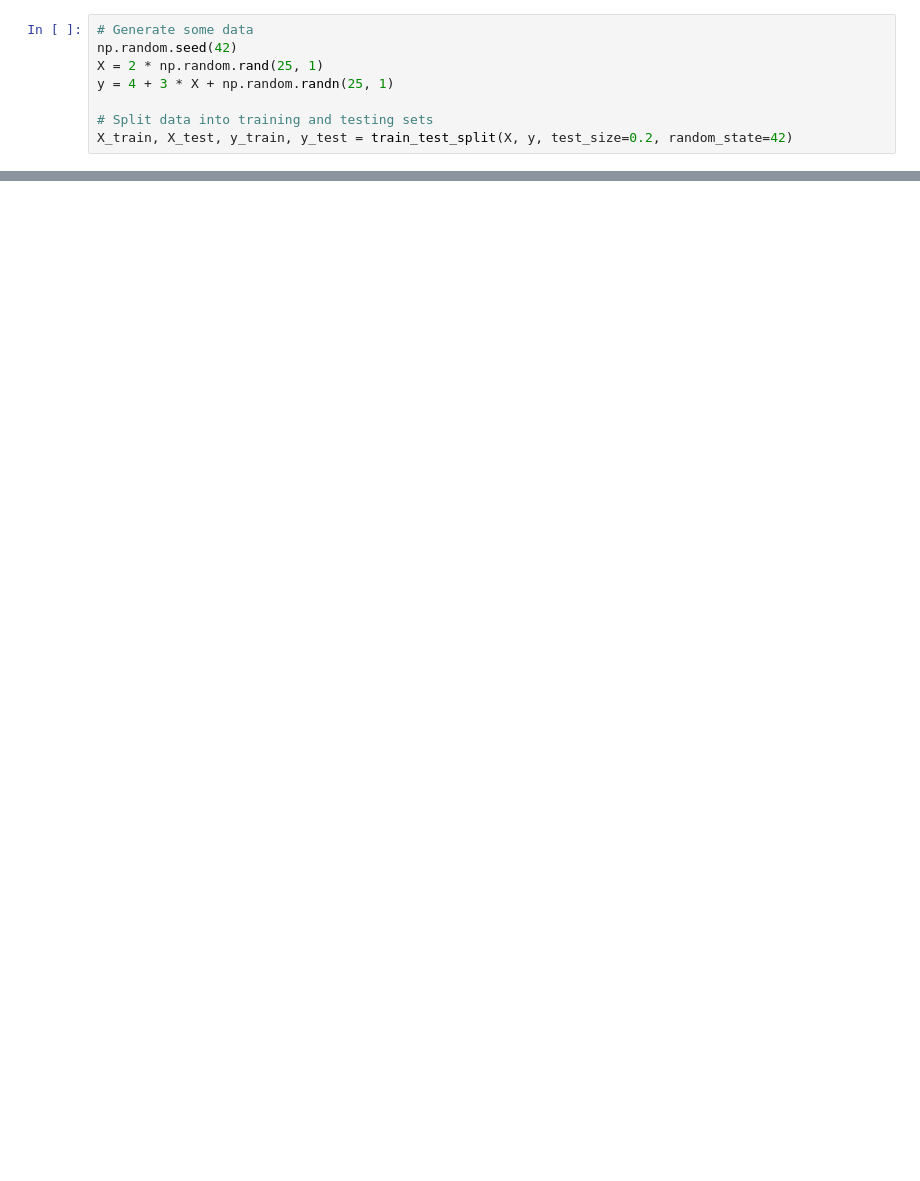
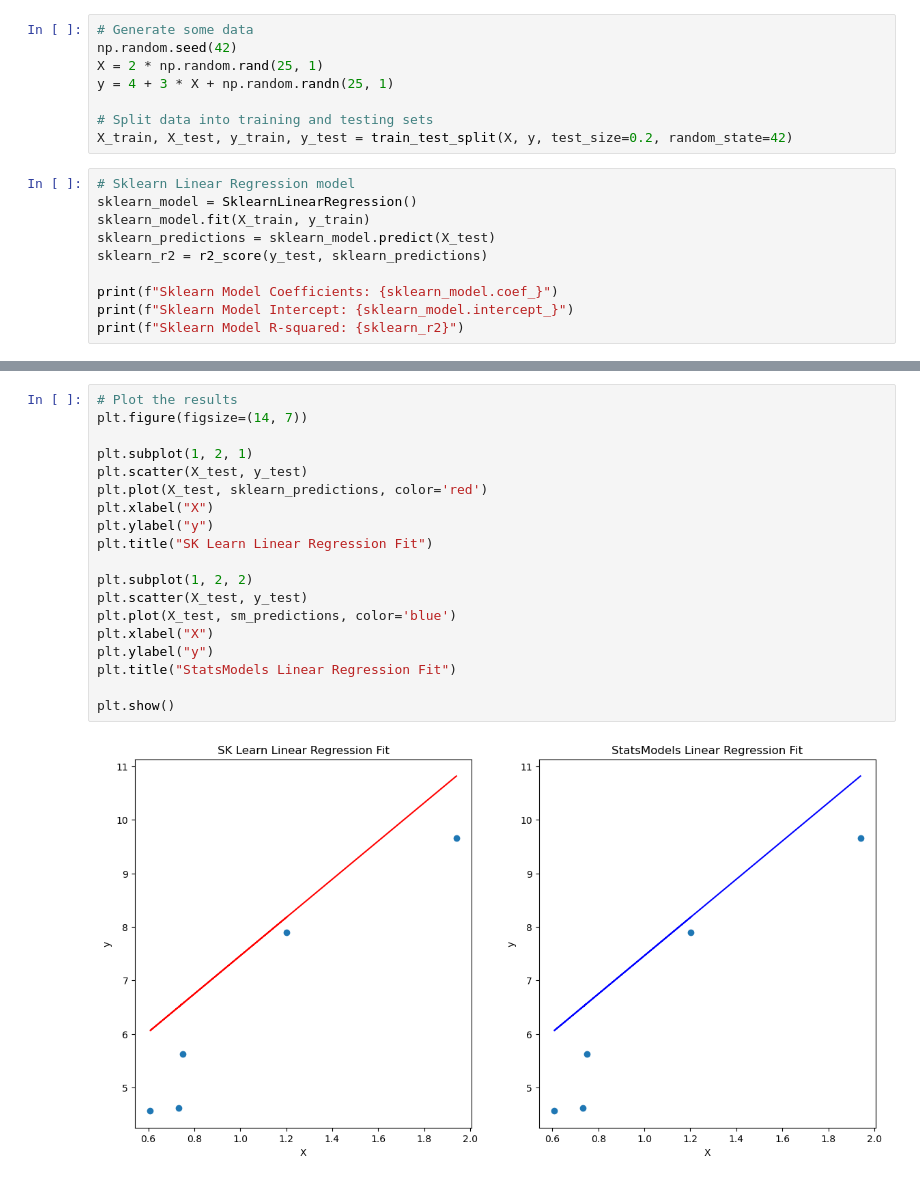
Before and after one commit to vidyadharbendre/learn_advanced_python_using_examples, a Jupyter notebook: notebooks/OOPs/no_functions_linear_regression_hours_marks.ipynb, the cells around one changed output, grey strips where cells are left out. Saved outputs shown, nothing was run; the diff lists cells and outputs as text; blank space fills up the shorter version.

Commit message:
updated with sklearn

```diff
--- a/notebooks/OOPs/no_functions_linear_regression_hours_marks.ipynb
+++ b/notebooks/OOPs/no_functions_linear_regression_hours_marks.ipynb
@@ -14,3 +15,13 @@ y = 4 + 3 * X + np.random.randn(25, 1)
 
 # Split data into training and testing sets
 X_train, X_test, y_train, y_test = train_test_split(X, y, test_size=0.2, random_state=42)
+# %%
+# Sklearn Linear Regression model
+sklearn_model = SklearnLinearRegression()
+sklearn_model.fit(X_train, y_train)
+sklearn_predictions = sklearn_model.predict(X_test)
+sklearn_r2 = r2_score(y_test, sklearn_predictions)
+
+print(f"Sklearn Model Coefficients: {sklearn_model.coef_}")
+print(f"Sklearn Model Intercept: {sklearn_model.intercept_}")
+print(f"Sklearn Model R-squared: {sklearn_r2}")
@@ -43,3 +58,24 @@ Covariance Type:            nonrobust
 Notes:
 [1] Standard Errors assume that the covariance matrix of the errors is correctly specified.
 StatsModels R-squared: 0.592222072054527
+# %%
+# Plot the results
+plt.figure(figsize=(14, 7))
+
+plt.subplot(1, 2, 1)
+plt.scatter(X_test, y_test)
+plt.plot(X_test, sklearn_predictions, color='red')
+plt.xlabel("X")
+plt.ylabel("y")
+plt.title("SK Learn Linear Regression Fit")
+
+plt.subplot(1, 2, 2)
+plt.scatter(X_test, y_test)
+plt.plot(X_test, sm_predictions, color='blue')
+plt.xlabel("X")
+plt.ylabel("y")
+plt.title("StatsModels Linear Regression Fit")
+
+plt.show()
+# %% [output]
+[figure, added]
```
Also changed, not shown: parts of 3 cells of this notebook.
